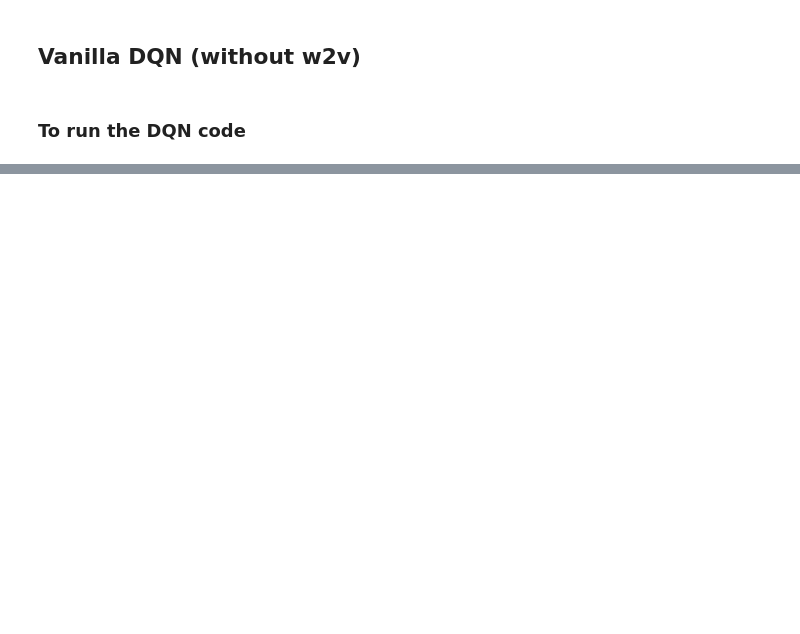
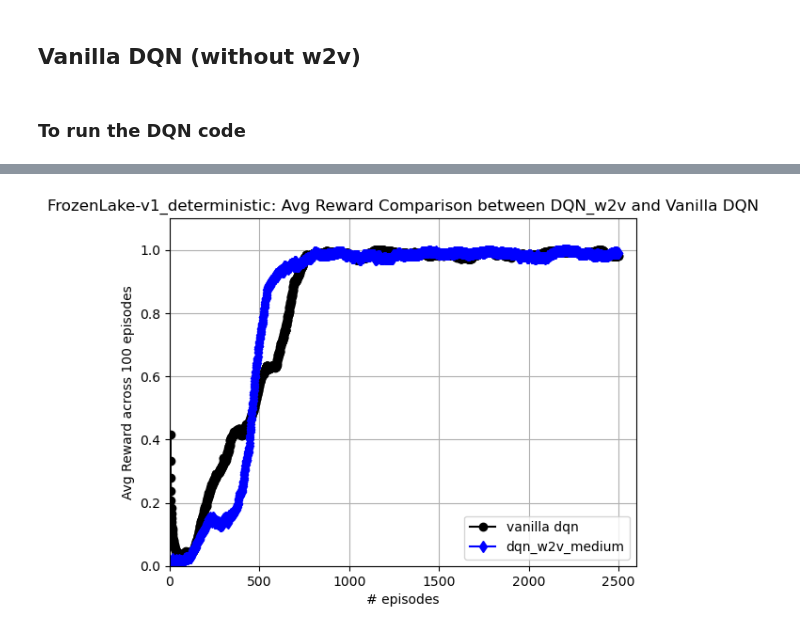
Before and after one commit to romils9/w2v_dqn, a Jupyter notebook: mdp/combined_frozen_lake.ipynb, the cells around one changed output, grey strips where cells are left out. Saved outputs shown, nothing was run; the diff lists cells and outputs as text; code cells hidden in the pictures; blank space fills up the shorter version.

```diff
--- a/mdp/combined_frozen_lake.ipynb
+++ b/mdp/combined_frozen_lake.ipynb
@@ -1219,0 +1418,30 @@ if check_env_details:
+# %%
+seeds = [6, 19, 42]
+matrix_dqn = np.zeros((len(seeds), args.n_episodes)) # creates a matrix of size = # seeds x 2500
+matrix_w2v_medium = np.zeros((len(seeds), args.n_episodes))
+# matrix_w2v_random = np.zeros((len(seeds), args.n_episodes))
+# matrix_w2v_perfect = np.zeros((len(seeds), args.n_episodes))
+
+for idx, seedno in enumerate(seeds):
+    matrix_dqn[idx,:] = np.load(f"{runs_folder_path}/rewards_dqn_{env_name}_map_size_{env_dim}_stochastic_{False}_seed_{seedno}.npy")
+    matrix_w2v_medium[idx,:] = np.load(f"{runs_folder_path}/rewards_w2v_dqn_modified_medium_w2v_embed_dim_{embed_dim}_{env_name}_map_size_{env_dim}_stochastic_{False}_seed_{seedno}_epochs_{60}.npy")
+    # matrix_w2v_perfect[idx,:] = np.load(f"{runs_folder_path}/rewards_w2v_dqn_modified_perfect_w2v_embed_dim_{embed_dim}_{env_name}_map_size_{env_dim}_stochastic_{False}_seed_{seedno}_epochs_{60}.npy")
+    # matrix_w2v_random[idx,:] = np.load(f"{runs_folder_path}/rewards_w2v_dqn_modified_random_w2v_embed_dim_{embed_dim}_{env_name}_map_size_{env_dim}_stochastic_{False}_seed_{seedno}_epochs_{60}.npy")
+# end for loading the files
+
+curve1 = np.mean(matrix_dqn, axis=0)
+curve_medium = np.mean(matrix_w2v_medium, axis=0)
+# %%
+plt.figure(2)
+plt.plot(range(args.n_episodes), curve1, label = 'vanilla dqn', linestyle='-', marker='o', color='k')
+plt.plot(range(args.n_episodes), curve_medium, label = 'dqn_w2v_medium', linestyle='-', marker='d', color='b')
+plt.title(f"{env_name}_deterministic: Avg Reward Comparison between DQN_w2v and Vanilla DQN")
+plt.xlabel("# episodes")
+plt.ylabel("Avg Reward across 100 episodes")
+plt.legend()
+plt.axis([0, 2600, 0, 1.1])
+plt.grid(True)
+# plt.show()
+plt.savefig(f"{runs_folder_path}/comparison_w2v_dqn_modified_medium_w2v_embed_dim_{embed_dim}_{env_name}_map_size_{env_dim}_stochastic_{False}_multiple_seeds_epochs_{60}.jpg")
+# %% [output]
+[figure, added]
```
Also changed, not shown: parts of 20 cells of this notebook.
